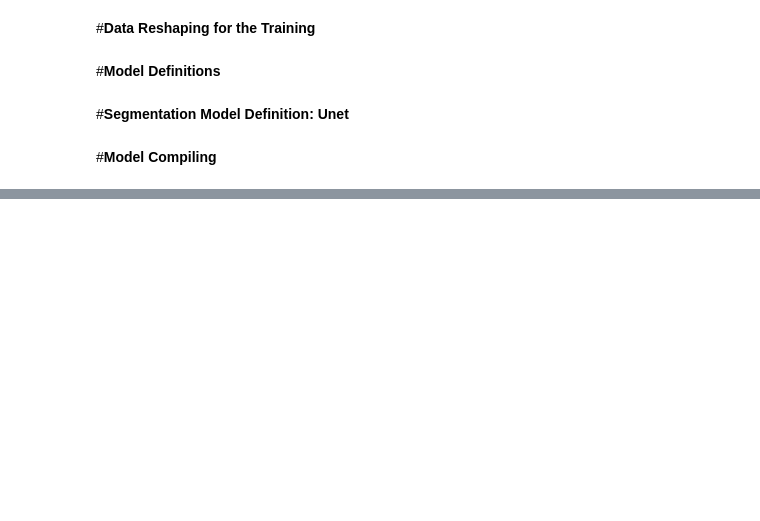
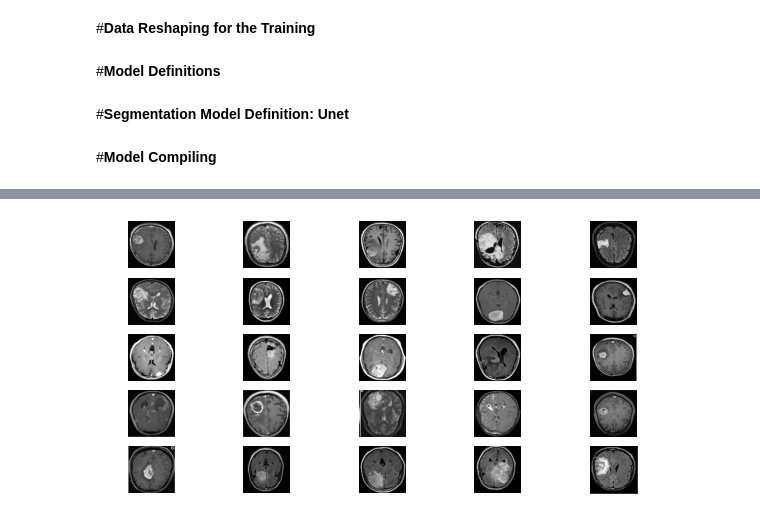
Before and after one commit to Alquem/machine-learning-syllabus, a Jupyter notebook: deep_learning_applications/deep_learning_app_week_14/brain_cancer_segmentation.ipynb, the cells around one changed output, grey strips where cells are left out. Saved outputs shown, nothing was run; the diff lists cells and outputs as text; code cells hidden in the pictures; blank space fills up the shorter version.

```diff
--- a/deep_learning_applications/deep_learning_app_week_14/brain_cancer_segmentation.ipynb
+++ b/deep_learning_applications/deep_learning_app_week_14/brain_cancer_segmentation.ipynb
@@ -482,0 +442,93 @@ for img in t_images:
+# %%
+brain_unet.save_weights(model_path+"brain_segmentation_last_model.h5")
+model_json = brain_unet.to_json()
+with open(model_path+"brain_segmentation_last_model.json", "w") as json_file:
+  json_file.write(model_json)
+# %%
+with open(model_path+"brain_segmentation_last_model.json", 'r') as json_file:
+    loaded_model_json = json_file.read()
+brain_unet = model_from_json(loaded_model_json)
+brain_unet.load_weights(model_path+"brain_segmentation_last_model.h5")
+print("Brain Segmentation Unet Loaded Successfully...")
+
+brain_unet.compile(optimizer = Adam(), loss = 'binary_crossentropy')
+if summary:
+  brain_unet.summary()
+
+test_set = []
+pred_list_ov = []
+mask_list = []
+if os.path.isdir(predicted_images) is False:
+  os.makedirs(predicted_images)
+images = glob.glob(dataset_path+test_folder+"*.jpg")
+images.sort()
+for i in range(len(images)):
+  image = cv2.imread(images[i], cv2.IMREAD_GRAYSCALE)
+  image = image / 255
+  image = cv2.resize(image, (width, height))
+  test_set.append(image)
+  file_name = basename(images[i]).split('.')[0]
+  brain_predicted =  (np.reshape(brain_unet.predict(np.reshape(image, (1, 256, 256, 1))), (256, 256)).astype(np.float32) * 255).astype("uint8")
+  brain_predicted = cv2.cvtColor(brain_predicted, cv2.COLOR_GRAY2BGR)
+  ret, mask = cv2.threshold(brain_predicted, 120, 255, cv2.THRESH_BINARY)
+  #mask_2 = mask.copy()
+  #mask_2 = mask
+  white_pixels = np.where((mask[:, :, 0] == 255) & (mask[:, :, 1] == 255) & (mask[:, :, 2] == 255))
+  mask[white_pixels] = [255, 255, 255]
+  #mask_2[white_pixels] = [0, 255, 0]
+  #mask_2 = mask[:,:,0].astype('float64')
+  #image = cv2.cvtColor(image, cv2.COLOR_BGR2GRAY)
+  #overlap = cv2.addWeighted(image, 0.9, mask_2, 0.7, 0)
+
+  mask_list.append(mask)
+  #pred_list_ov.append(overlap)
+  cv2.imwrite(predicted_images+file_name+"_mask.png", mask)
+  #cv2.imwrite(predicted_images+file_name+"_overlapped_mask.png", mask)
+
+if OS!="Linux" or colab_active is True:
+  plot_images(test_set, n_rows_to_plot, n_cols_to_plot)
+  plot_images(mask_list, n_rows_to_plot, n_cols_to_plot)
+  #plot_images(pred_list_ov, n_rows_to_plot, n_cols_to_plot)
+
+print(image.shape)
+print(mask.shape)
+#print(mask_2.shape)
+
+'''
+  pred_list_ov.append(overlap)
+
+plot_images(pred_list_ov, n_rows_to_plot, n_cols_to_plot)
+'''
+
+'''
+t_path = "/BTproject/Test/"
+t_images = glob.glob(t_path + "*.jpg")
+t_images.sort()
+
+for img in t_images:
+   image = cv2.imread(img)
+   rows, cols, channels = image.shape
+
+   tmp = cv2.imread(img, cv2.IMREAD_GRAYSCALE)
+   tmp = tmp / 255
+   tmp = trans.resize(tmp,(256,256))
+   predicted = BTfinder.predict(np.reshape(tmp, (1, 256, 256, 1)))
+   predicted = predicted.astype(np.float64) * 255
+   predicted = np.reshape(predicted, (256, 256))
+   predicted = trans.resize(predicted, (rows,cols))
+   predicted = predicted.astype(np.uint8)
+   predicted = cv2.cvtColor(predicted, cv2.COLOR_GRAY2BGR)
+
+   ret, mask = cv2.threshold(predicted, 120, 255, cv2.THRESH_BINARY)
+   white_pixels = np.where((mask[:, :, 0] == 255) &
+                           (mask[:, :, 1] == 255) &
+                           (mask[:, :, 2] == 255))
+   mask[white_pixels] = [0, 0, 255]
+   add = cv2.addWeighted(image, 0.9, mask, 0.7, 0)
+
+   file_name = str(img).replace("/BTproject/Test\\", "")
+   file_name = file_name.replace(".jpg", "")
+   cv2.imwrite('/BTproject/Test/{}predicted.png'.format(file_name),
+               add)
+'''
+# %% [output]
@@ -482,0 +536 @@ for img in t_images:
+[figure, added]
```
Also changed, not shown: parts of 25 cells of this notebook.
